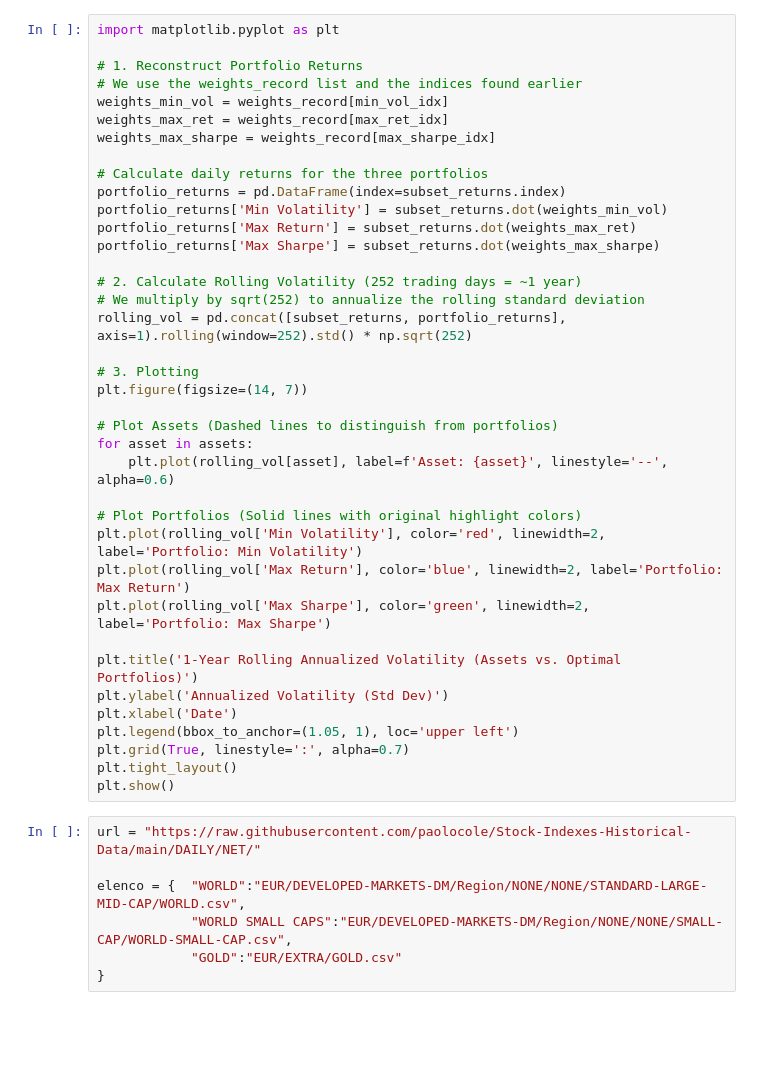
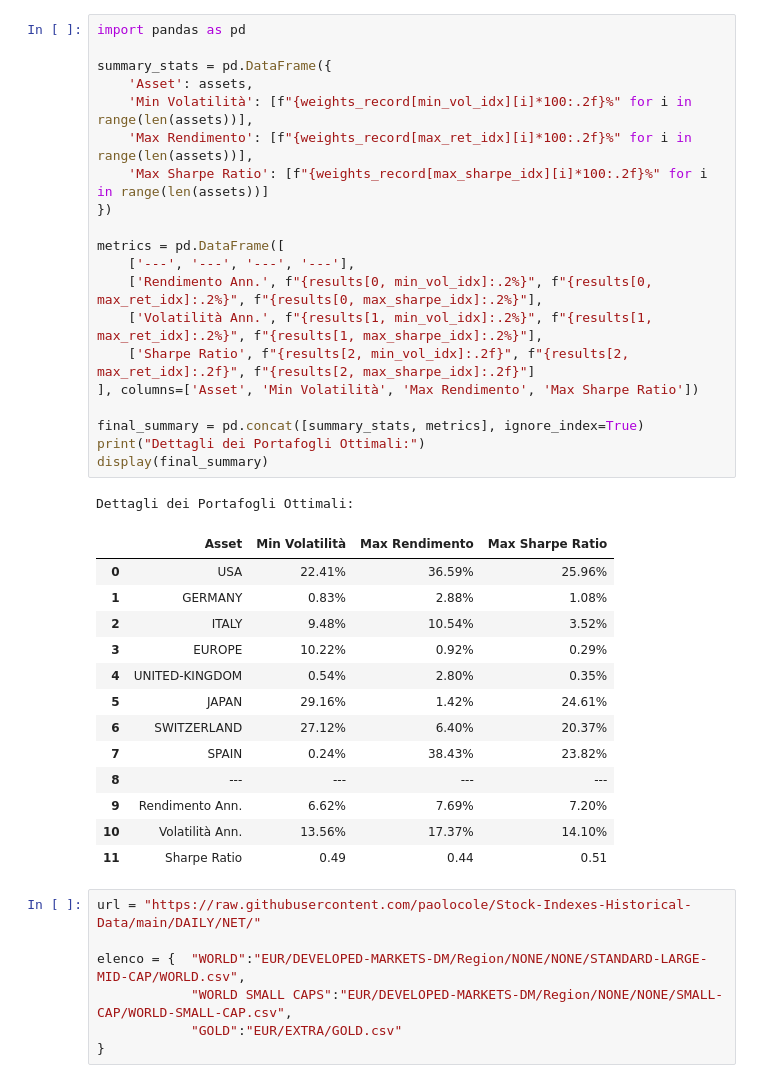
Before and after one commit to MarioPEL58/Finance, a Jupyter notebook: Frontiera_Efficiente.ipynb, the cells around one changed output. Saved outputs shown, nothing was run; the diff lists cells and outputs as text; blank space fills up the shorter version.

```diff
--- a/Frontiera_Efficiente.ipynb
+++ b/Frontiera_Efficiente.ipynb
@@ -349,41 +227,38 @@ display(weights_df)
-# %%
-import matplotlib.pyplot as plt
-
-# 1. Reconstruct Portfolio Returns
-# We use the weights_record list and the indices found earlier
-weights_min_vol = weights_record[min_vol_idx]
-weights_max_ret = weights_record[max_ret_idx]
-weights_max_sharpe = weights_record[max_sharpe_idx]
-
-# Calculate daily returns for the three portfolios
-portfolio_returns = pd.DataFrame(index=subset_returns.index)
-portfolio_returns['Min Volatility'] = subset_returns.dot(weights_min_vol)
-portfolio_returns['Max Return'] = subset_returns.dot(weights_max_ret)
-portfolio_returns['Max Sharpe'] = subset_returns.dot(weights_max_sharpe)
-
-# 2. Calculate Rolling Volatility (252 trading days = ~1 year)
-# We multiply by sqrt(252) to annualize the rolling standard deviation
-rolling_vol = pd.concat([subset_returns, portfolio_returns], axis=1).rolling(window=252).std() * np.sqrt(252)
-
-# 3. Plotting
-plt.figure(figsize=(14, 7))
-
-# Plot Assets (Dashed lines to distinguish from portfolios)
-for asset in assets:
-    plt.plot(rolling_vol[asset], label=f'Asset: {asset}', linestyle='--', alpha=0.6)
-
-# Plot Portfolios (Solid lines with original highlight colors)
-plt.plot(rolling_vol['Min Volatility'], color='red', linewidth=2, label='Portfolio: Min Volatility')
-plt.plot(rolling_vol['Max Return'], color='blue', linewidth=2, label='Portfolio: Max Return')
-plt.plot(rolling_vol['Max Sharpe'], color='green', linewidth=2, label='Portfolio: Max Sharpe')
-
-plt.title('1-Year Rolling Annualized Volatility (Assets vs. Optimal Portfolios)')
-plt.ylabel('Annualized Volatility (Std Dev)')
-plt.xlabel('Date')
-plt.legend(bbox_to_anchor=(1.05, 1), loc='upper left')
-plt.grid(True, linestyle=':', alpha=0.7)
-plt.tight_layout()
-plt.show()
+# %%
+import pandas as pd
+
+summary_stats = pd.DataFrame({
+    'Asset': assets,
+    'Min Volatilità': [f"{weights_record[min_vol_idx][i]*100:.2f}%" for i in range(len(assets))],
+    'Max Rendimento': [f"{weights_record[max_ret_idx][i]*100:.2f}%" for i in range(len(assets))],
+    'Max Sharpe Ratio': [f"{weights_record[max_sharpe_idx][i]*100:.2f}%" for i in range(len(assets))]
+})
+
+metrics = pd.DataFrame([
+    ['---', '---', '---', '---'],
+    ['Rendimento Ann.', f"{results[0, min_vol_idx]:.2%}", f"{results[0, max_ret_idx]:.2%}", f"{results[0, max_sharpe_idx]:.2%}"],
+    ['Volatilità Ann.', f"{results[1, min_vol_idx]:.2%}", f"{results[1, max_ret_idx]:.2%}", f"{results[1, max_sharpe_idx]:.2%}"],
+    ['Sharpe Ratio', f"{results[2, min_vol_idx]:.2f}", f"{results[2, max_ret_idx]:.2f}", f"{results[2, max_sharpe_idx]:.2f}"]
+], columns=['Asset', 'Min Volatilità', 'Max Rendimento', 'Max Sharpe Ratio'])
+
+final_summary = pd.concat([summary_stats, metrics], ignore_index=True)
+print("Dettagli dei Portafogli Ottimali:")
+display(final_summary)
+# %% [output]
+Dettagli dei Portafogli Ottimali:
+|  | Asset | Min Volatilità | Max Rendimento | Max Sharpe Ratio |
+| 0 | USA | 22.41% | 36.59% | 25.96% |
+| 1 | GERMANY | 0.83% | 2.88% | 1.08% |
+| 2 | ITALY | 9.48% | 10.54% | 3.52% |
+| 3 | EUROPE | 10.22% | 0.92% | 0.29% |
+| 4 | UNITED-KINGDOM | 0.54% | 2.80% | 0.35% |
+| 5 | JAPAN | 29.16% | 1.42% | 24.61% |
+| 6 | SWITZERLAND | 27.12% | 6.40% | 20.37% |
+| 7 | SPAIN | 0.24% | 38.43% | 23.82% |
+| 8 | --- | --- | --- | --- |
+| 9 | Rendimento Ann. | 6.62% | 7.69% | 7.20% |
+| 10 | Volatilità Ann. | 13.56% | 17.37% | 14.10% |
+| 11 | Sharpe Ratio | 0.49 | 0.44 | 0.51 |
 # %%
 url = "https://raw.githubusercontent.com/paolocole/Stock-Indexes-Historical-Data/main/DAILY/NET/"
 
```
Also changed, not shown: parts of 10 cells of this notebook.
